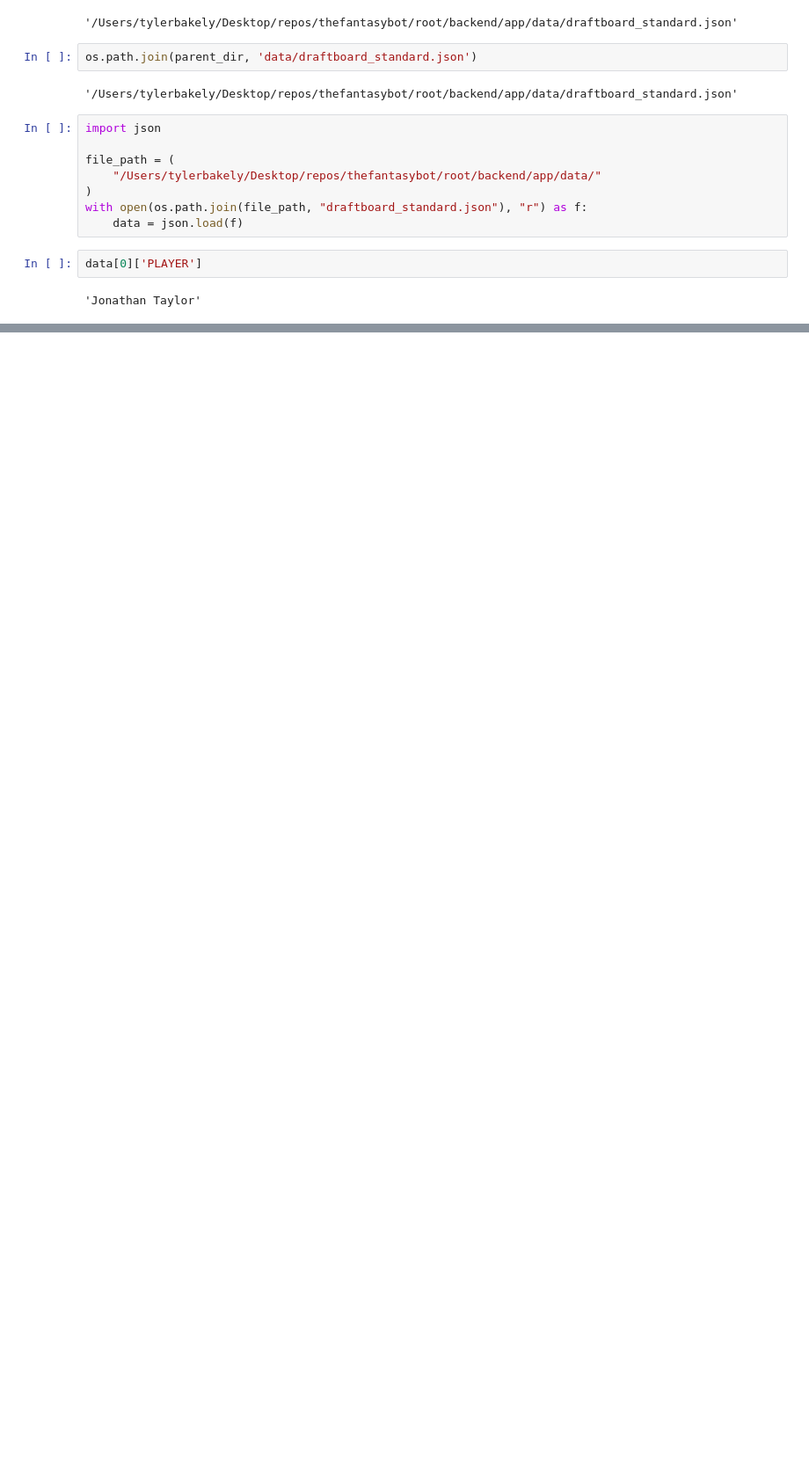
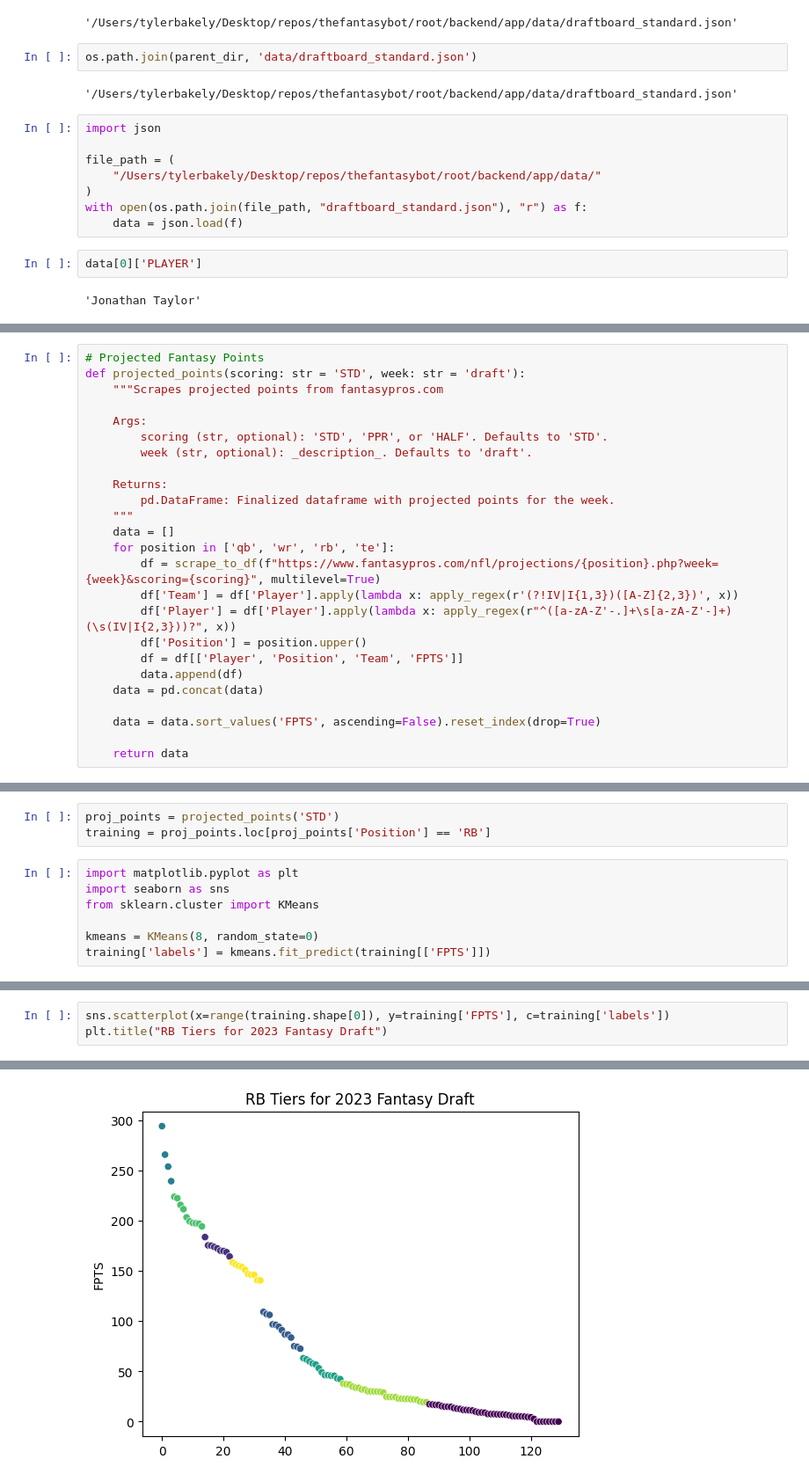
Before and after one commit to tbakely/thefantasybot, a Jupyter notebook: root/backend/app/test.ipynb, the cells around one changed output, grey strips where cells are left out. Shown at 88% size. Drawn from its saved outputs; the diff is of its cells as text; blank space fills up the shorter version.

Commit message:
Revised web scraping functions, updated player router, and other changes

```diff
--- a/root/backend/app/test.ipynb
+++ b/root/backend/app/test.ipynb
@@ -55,0 +103,25 @@ data[0]['PLAYER']
+# %%
+# Projected Fantasy Points
+def projected_points(scoring: str = 'STD', week: str = 'draft'):
+    """Scrapes projected points from fantasypros.com
+
+    Args:
+        scoring (str, optional): 'STD', 'PPR', or 'HALF'. Defaults to 'STD'.
+        week (str, optional): _description_. Defaults to 'draft'.
+
+    Returns:
+        pd.DataFrame: Finalized dataframe with projected points for the week.
+    """
+    data = []
+    for position in ['qb', 'wr', 'rb', 'te']:
+        df = scrape_to_df(f"https://www.fantasypros.com/nfl/projections/{position}.php?week={week}&scoring={scoring}", multilevel=True)
+        df['Team'] = df['Player'].apply(lambda x: apply_regex(r'(?!IV|I{1,3})([A-Z]{2,3})', x))
+        df['Player'] = df['Player'].apply(lambda x: apply_regex(r"^([a-zA-Z'-.]+\s[a-zA-Z'-]+)(\s(IV|I{2,3}))?", x))
+        df['Position'] = position.upper()
+        df = df[['Player', 'Position', 'Team', 'FPTS']]
+        data.append(df)
+    data = pd.concat(data)
+
+    data = data.sort_values('FPTS', ascending=False).reset_index(drop=True)
+
+    return data
@@ -55,0 +491,10 @@ data[0]['PLAYER']
+# %%
+proj_points = projected_points('STD')
+training = proj_points.loc[proj_points['Position'] == 'RB']
+# %%
+import matplotlib.pyplot as plt
+import seaborn as sns
+from sklearn.cluster import KMeans
+
+kmeans = KMeans(8, random_state=0)
+training['labels'] = kmeans.fit_predict(training[['FPTS']])
@@ -55,0 +507,4 @@ data[0]['PLAYER']
+# %%
+sns.scatterplot(x=range(training.shape[0]), y=training['FPTS'], c=training['labels'])
+plt.title("RB Tiers for 2023 Fantasy Draft")
+# %% [output]
@@ -55,0 +512 @@ data[0]['PLAYER']
+[figure, added]
```
Also changed, not shown: parts of 40 cells of this notebook, 9 other files.
